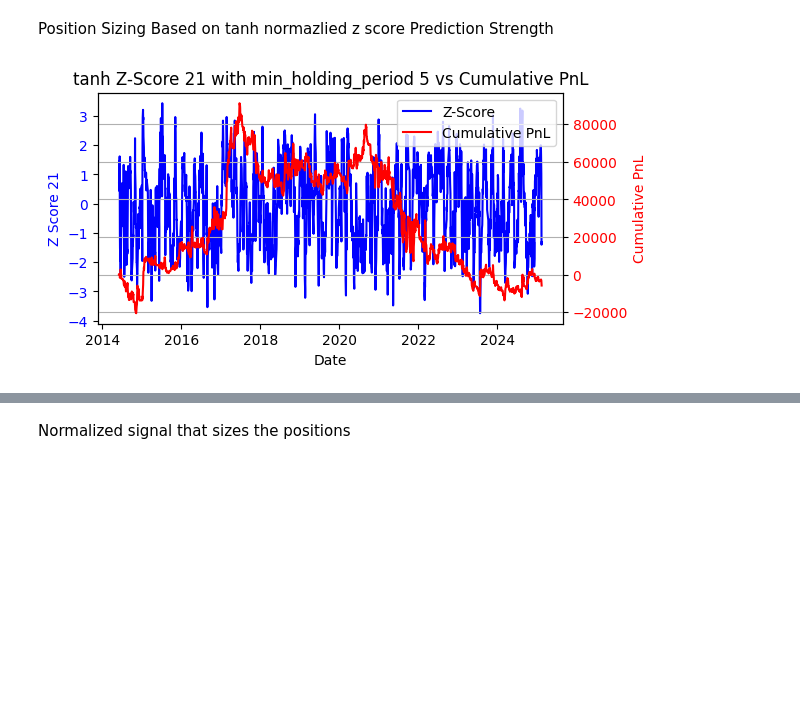
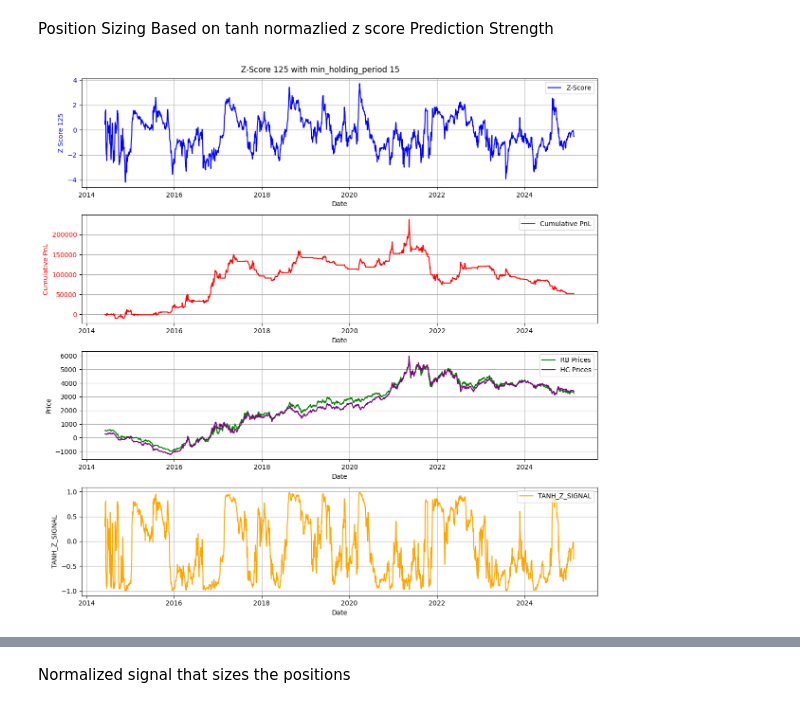
Before and after one commit to yanzhizhang/FICC_QIS, a Jupyter notebook: RB_HC.ipynb, the cells around one changed output, grey strips where cells are left out. Drawn from its saved outputs; the diff is of its cells as text; code cells hidden in the pictures; blank space fills up the shorter version.

```diff
--- a/RB_HC.ipynb
+++ b/RB_HC.ipynb
@@ -4,15 +4,15 @@ import datetime as dt
 import lightgbm as lgb
 
 from helper.future_price_retriever import FuturePriceRetriever
-from future_arb.mean_reversion import SpreadTradingStrategy
+from future_arb.pair_trade_strat import PairTradeStrategy
 from matplotlib import pyplot as plt
 
 start_date = "20140601"
 end_date = dt.datetime.now(pytz.timezone("Asia/Shanghai")).strftime("%Y%m%d")
 
 # Example usage
-symbols = ["RB", "HC"]
+trading_pair = ["RB", "HC"]
 future_price_retriever = FuturePriceRetriever(start_date=start_date)
 
 # Retrieve spread data
-rb_hc_day_spread_df = future_price_retriever.get_spread_data(symbols, frequency="1d")
+rb_hc_day_spread_df = future_price_retriever.get_spread_data(trading_pair, frequency="1d")
@@ -53,43 +19,68 @@ plt.grid(True)
 # %% [markdown]
 Position Sizing Based on tanh normazlied z score Prediction Strength
 # %%
-lockback_period = 21
-entry_threshold = 0.8
-exit_threshold = 0.5
-min_holding_period = 5
+lockback_period = 125
+entry_threshold = 0.6
+exit_threshold = 0.3
+min_holding_period = 15
+sensitivity_factor = 0.7
 max_position_size = 100
+hedge_ratio=1.5
 
 # Instantiate strategy
-strategy = SpreadTradingStrategy()
+strategy = PairTradeStrategy(trading_pair=("RB", "HC"))
 rb_hc_processed_spread_df = strategy.compute_moving_statistics(rb_hc_day_spread_df, target_col="RB_HC_spread", window=lockback_period)
 
 # Generate signals
 rb_hc_processed_signal_df = strategy.evaluate_z_score_signals(rb_hc_processed_spread_df, window=lockback_period, signal_col="Z_SCORE_SIGNAL")
 # Calculate PnL
 pnl_df = strategy.calculate_z_score_tanh_pnl(
     rb_hc_processed_signal_df,
-    hedge_ratio=1,
+    hedge_ratio=hedge_ratio,
     entry_threshold=entry_threshold,
     exit_threshold=exit_threshold,
     max_position_size=max_position_size,
     min_holding_period=min_holding_period,
     window=lockback_period,
+    sensitivity_factor = sensitivity_factor,
     signal_col="Z_SCORE_SIGNAL",
 )
 
-fig, ax1 = plt.subplots(figsize=(6, 3))
-# Plot z-score on primary y-axis
+# Create figure with 4 subplots
+fig, (ax1, ax2, ax3, ax4) = plt.subplots(4, 1, figsize=(12, 12))
+
+# Plot z-score on first subplot
 ax1.plot(pnl_df.index, pnl_df[f"z_score_{lockback_period}d"], color="blue", label="Z-Score")
 ax1.set_xlabel("Date")
 ax1.set_ylabel(f"Z Score {lockback_period}", color="blue")
 ax1.tick_params(axis="y", labelcolor="blue")
-# Create secondary y-axis for Cumulative PnL
-ax2 = ax1.twinx()
+ax1.grid(True)
+ax1.legend(loc="upper right")
+
+# Plot Cumulative PnL on second subplot
 ax2.plot(pnl_df.index, pnl_df["CUM_PNL"], color="red", label="Cumulative PnL")
+ax2.set_xlabel("Date")
 ax2.set_ylabel("Cumulative PnL", color="red")
 ax2.tick_params(axis="y", labelcolor="red")
-plt.title(f"tanh Z-Score {lockback_period} with min_holding_period {min_holding_period} vs Cumulative PnL")
-fig.legend(loc="upper right", bbox_to_anchor=(1, 1), bbox_transform=ax1.transAxes)
-plt.grid(True)
+ax2.grid(True)
+ax2.legend(loc="upper right")
+
+# Plot RB and HC prices on third subplot
+ax3.plot(pnl_df.index, pnl_df["RB_prices"], color="green", label="RB Prices")
+ax3.plot(pnl_df.index, pnl_df["HC_prices"], color="purple", label="HC Prices")
+ax3.set_xlabel("Date")
+ax3.set_ylabel("Price")
+ax3.grid(True)
+ax3.legend(loc="upper right")
+
+# Plot TANH_Z_SIGNAL on fourth subplot
+ax4.plot(pnl_df.index, pnl_df["TANH_Z_SIGNAL"], color="orange", label="TANH_Z_SIGNAL")
+ax4.set_xlabel("Date")
+ax4.set_ylabel("TANH_Z_SIGNAL")
+ax4.grid(True)
+ax4.legend(loc="upper right")
+
+plt.suptitle(f"Z-Score {lockback_period} with min_holding_period {min_holding_period}")
+plt.tight_layout()
 # %% [output]
-[figure, old version]
+[figure, new version]
```
Also changed, not shown: parts of 6 cells of this notebook, 9 other files.
